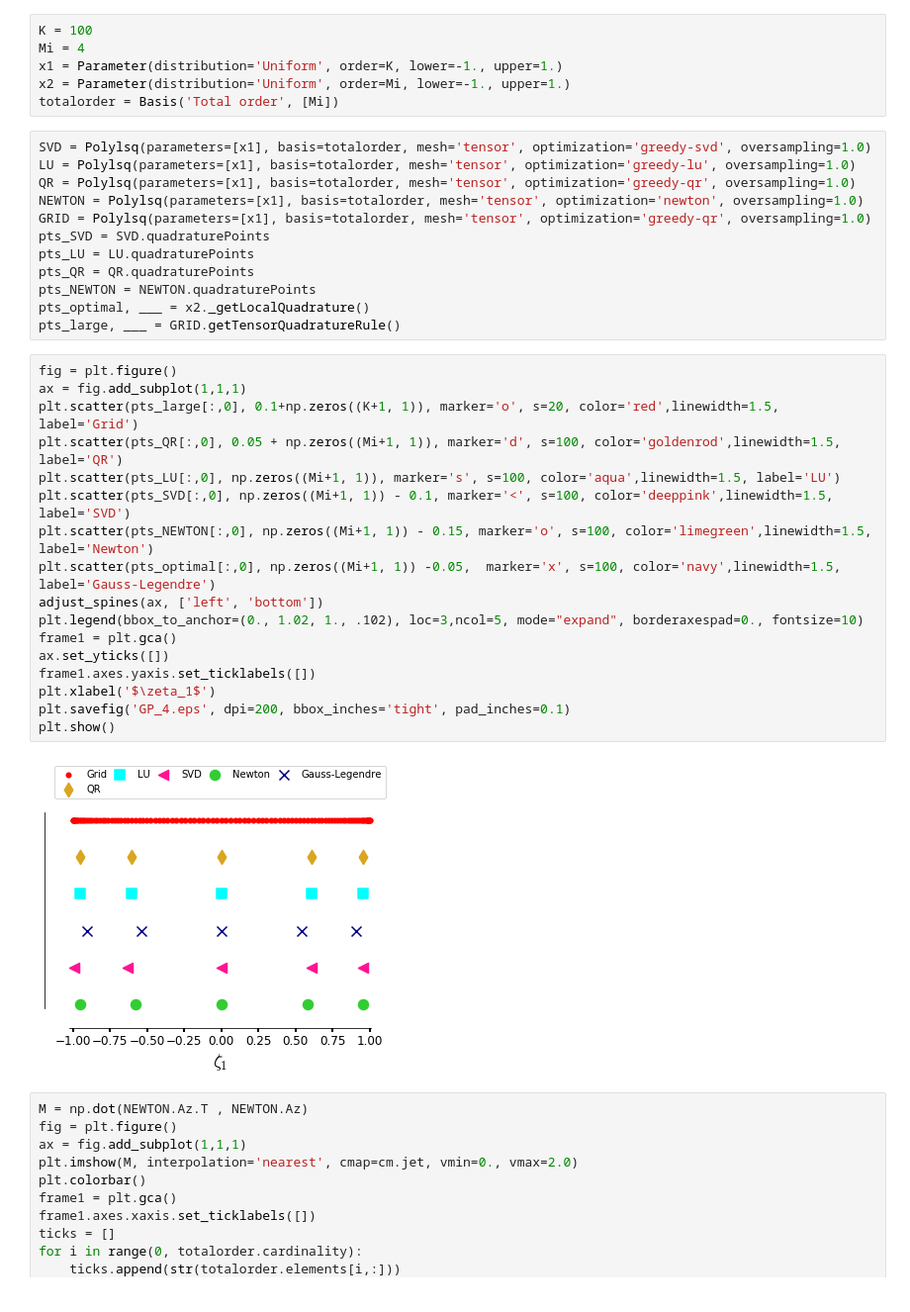
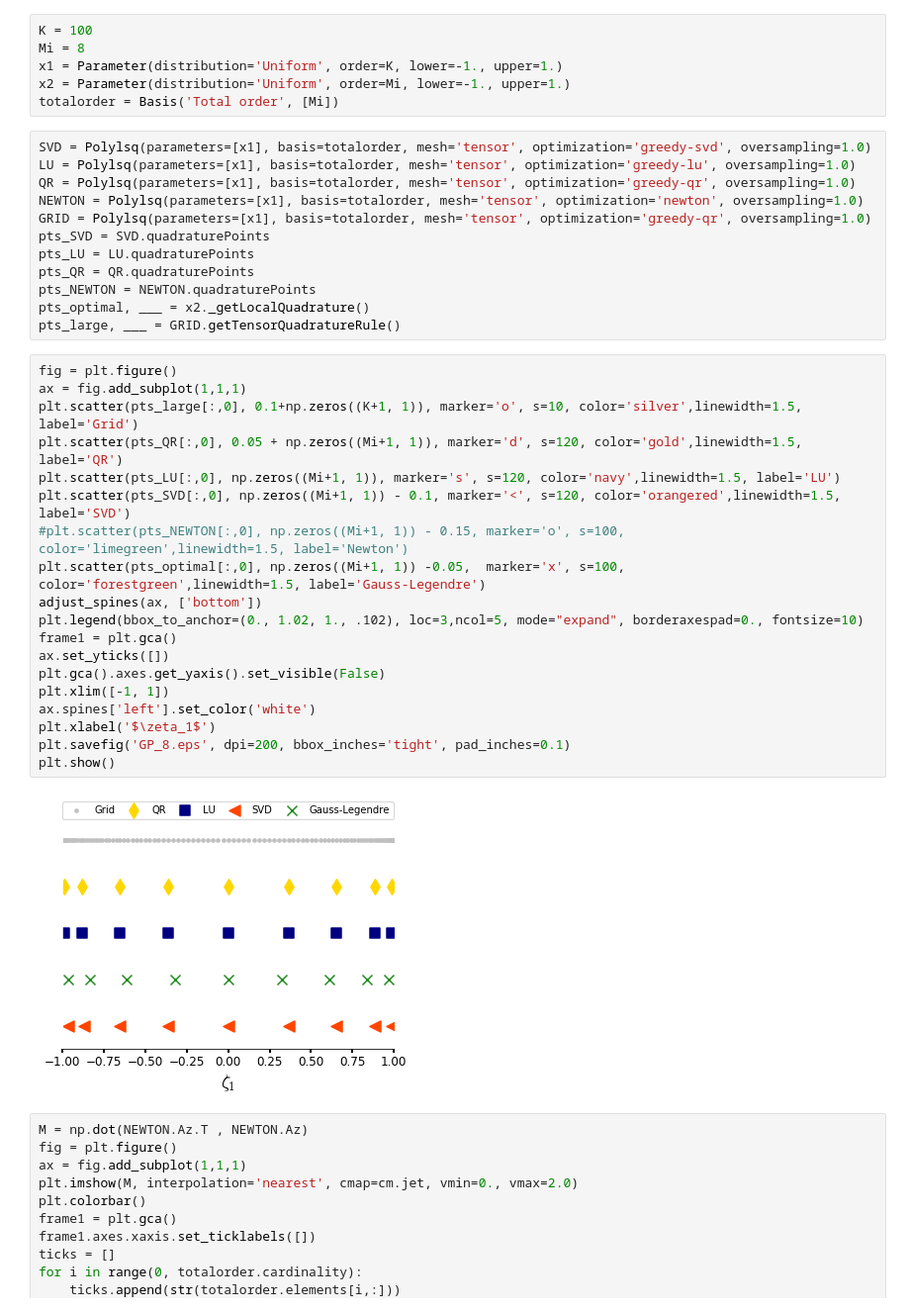
Before and after one commit to equadratures/equadratures, a Jupyter notebook: ipython-notebooks/Least-squares-optimization-to-find-Gauss.ipynb, the cells around one changed output. Shown: that part at 99% size. Saved outputs shown, nothing was run; the diff lists cells and outputs as text.

```diff
--- a/ipython-notebooks/Least-squares-optimization-to-find-Gauss.ipynb
+++ b/ipython-notebooks/Least-squares-optimization-to-find-Gauss.ipynb
@@ -8,7 +8,7 @@ import numpy as np
 The objective of this note is to demonstrate how various linear algebra (and convex optimization) heuristics can be used for finding the Gauss quadrature points!
 # %%
 K = 100
-Mi = 4
+Mi = 8
 x1 = Parameter(distribution='Uniform', order=K, lower=-1., upper=1.)
 x2 = Parameter(distribution='Uniform', order=Mi, lower=-1., upper=1.)
 totalorder = Basis('Total order', [Mi])
@@ -27,22 +27,24 @@ pts_large, ___ = GRID.getTensorQuadratureRule()
 # %%
 fig = plt.figure()
 ax = fig.add_subplot(1,1,1)
-plt.scatter(pts_large[:,0], 0.1+np.zeros((K+1, 1)), marker='o', s=20, color='red',linewidth=1.5, label='Grid')
-plt.scatter(pts_QR[:,0], 0.05 + np.zeros((Mi+1, 1)), marker='d', s=100, color='goldenrod',linewidth=1.5, label='QR')
-plt.scatter(pts_LU[:,0], np.zeros((Mi+1, 1)), marker='s', s=100, color='aqua',linewidth=1.5, label='LU')
-plt.scatter(pts_SVD[:,0], np.zeros((Mi+1, 1)) - 0.1, marker='<', s=100, color='deeppink',linewidth=1.5, label='SVD')
-plt.scatter(pts_NEWTON[:,0], np.zeros((Mi+1, 1)) - 0.15, marker='o', s=100, color='limegreen',linewidth=1.5, label='Newton')
-plt.scatter(pts_optimal[:,0], np.zeros((Mi+1, 1)) -0.05,  marker='x', s=100, color='navy',linewidth=1.5, label='Gauss-Legendre')
-adjust_spines(ax, ['left', 'bottom'])
+plt.scatter(pts_large[:,0], 0.1+np.zeros((K+1, 1)), marker='o', s=10, color='silver',linewidth=1.5, label='Grid')
+plt.scatter(pts_QR[:,0], 0.05 + np.zeros((Mi+1, 1)), marker='d', s=120, color='gold',linewidth=1.5, label='QR')
+plt.scatter(pts_LU[:,0], np.zeros((Mi+1, 1)), marker='s', s=120, color='navy',linewidth=1.5, label='LU')
+plt.scatter(pts_SVD[:,0], np.zeros((Mi+1, 1)) - 0.1, marker='<', s=120, color='orangered',linewidth=1.5, label='SVD')
+#plt.scatter(pts_NEWTON[:,0], np.zeros((Mi+1, 1)) - 0.15, marker='o', s=100, color='limegreen',linewidth=1.5, label='Newton')
+plt.scatter(pts_optimal[:,0], np.zeros((Mi+1, 1)) -0.05,  marker='x', s=100, color='forestgreen',linewidth=1.5, label='Gauss-Legendre')
+adjust_spines(ax, ['bottom'])
 plt.legend(bbox_to_anchor=(0., 1.02, 1., .102), loc=3,ncol=5, mode="expand", borderaxespad=0., fontsize=10)
 frame1 = plt.gca()
 ax.set_yticks([])
-frame1.axes.yaxis.set_ticklabels([])
+plt.gca().axes.get_yaxis().set_visible(False)
+plt.xlim([-1, 1])
+ax.spines['left'].set_color('white')
 plt.xlabel('$\zeta_1$')
-plt.savefig('GP_4.eps', dpi=200, bbox_inches='tight', pad_inches=0.1)
+plt.savefig('GP_8.eps', dpi=200, bbox_inches='tight', pad_inches=0.1)
 plt.show()
 # %% [output]
-[figure, old version]
+[figure, new version]
 # %%
 M = np.dot(NEWTON.Az.T , NEWTON.Az)
 fig = plt.figure()
```
Also changed, not shown: 12 other files.
